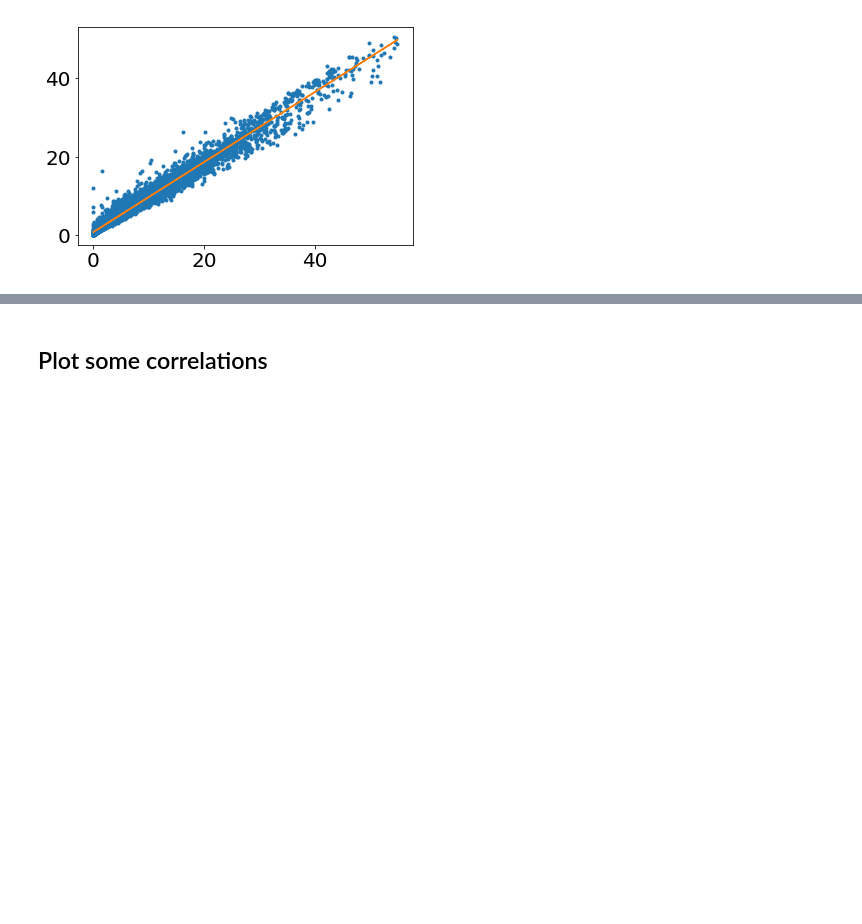
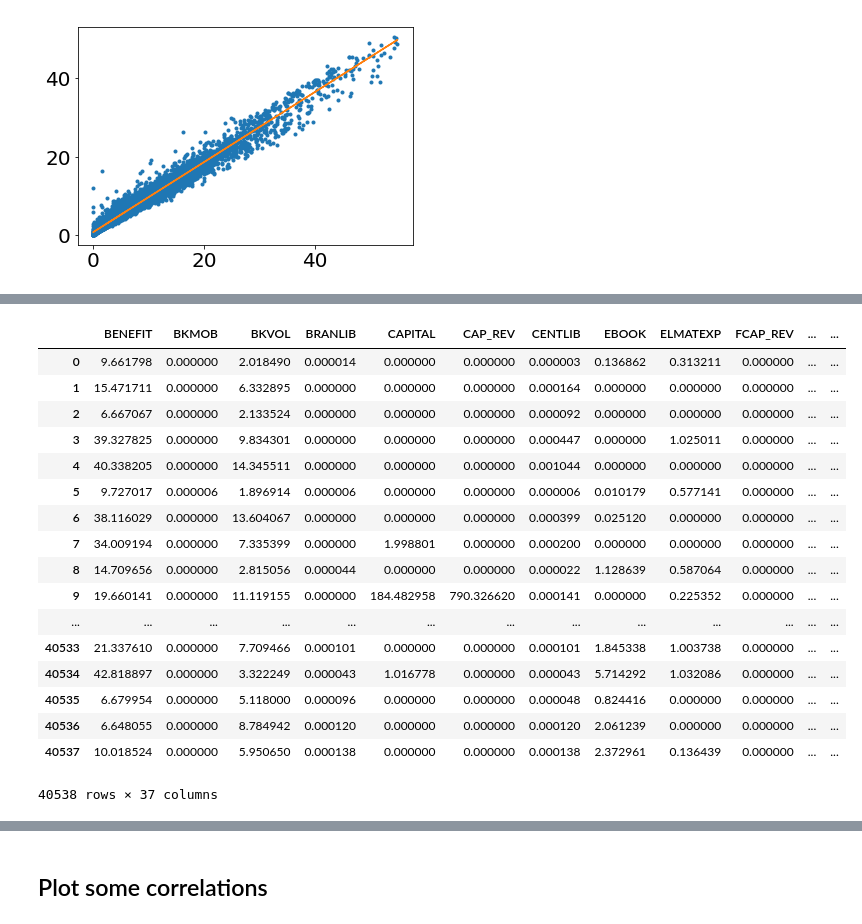
Before and after one commit to olgabane/Insight2019_LibraryProject, a Jupyter notebook: Library_Week3_Notebook7_RFContinuation.ipynb, the cells around one changed output, grey strips where cells are left out. Cells and saved outputs as stored; diff of their text form; code cells hidden in the pictures; blank space fills up the shorter version.

```diff
--- a/Library_Week3_Notebook7_RFContinuation.ipynb
+++ b/Library_Week3_Notebook7_RFContinuation.ipynb
@@ -1179,0 +1185,21 @@ plt.bar(feature_names, feature_importance)
+# %%
+ReducedDF_noNaN_noSpace_DropOutliers_POPDIV
+# %% [output]
+|  | BENEFIT | BKMOB | BKVOL | BRANLIB | CAPITAL | CAP_REV | CENTLIB | EBOOK | ELMATEXP | FCAP_REV | ... | ... |
+| 0 | 9.661798 | 0.000000 | 2.018490 | 0.000014 | 0.000000 | 0.000000 | 0.000003 | 0.136862 | 0.313211 | 0.000000 | ... | ... |
+| 1 | 15.471711 | 0.000000 | 6.332895 | 0.000000 | 0.000000 | 0.000000 | 0.000164 | 0.000000 | 0.000000 | 0.000000 | ... | ... |
+| 2 | 6.667067 | 0.000000 | 2.133524 | 0.000000 | 0.000000 | 0.000000 | 0.000092 | 0.000000 | 0.000000 | 0.000000 | ... | ... |
+| 3 | 39.327825 | 0.000000 | 9.834301 | 0.000000 | 0.000000 | 0.000000 | 0.000447 | 0.000000 | 1.025011 | 0.000000 | ... | ... |
+| 4 | 40.338205 | 0.000000 | 14.345511 | 0.000000 | 0.000000 | 0.000000 | 0.001044 | 0.000000 | 0.000000 | 0.000000 | ... | ... |
+| 5 | 9.727017 | 0.000006 | 1.896914 | 0.000006 | 0.000000 | 0.000000 | 0.000006 | 0.010179 | 0.577141 | 0.000000 | ... | ... |
+| 6 | 38.116029 | 0.000000 | 13.604067 | 0.000000 | 0.000000 | 0.000000 | 0.000399 | 0.025120 | 0.000000 | 0.000000 | ... | ... |
+| 7 | 34.009194 | 0.000000 | 7.335399 | 0.000000 | 1.998801 | 0.000000 | 0.000200 | 0.000000 | 0.000000 | 0.000000 | ... | ... |
+| 8 | 14.709656 | 0.000000 | 2.815056 | 0.000044 | 0.000000 | 0.000000 | 0.000022 | 1.128639 | 0.587064 | 0.000000 | ... | ... |
+| 9 | 19.660141 | 0.000000 | 11.119155 | 0.000000 | 184.482958 | 790.326620 | 0.000141 | 0.000000 | 0.225352 | 0.000000 | ... | ... |
+| ... | ... | ... | ... | ... | ... | ... | ... | ... | ... | ... | ... | ... |
+| 40533 | 21.337610 | 0.000000 | 7.709466 | 0.000101 | 0.000000 | 0.000000 | 0.000101 | 1.845338 | 1.003738 | 0.000000 | ... | ... |
+| 40534 | 42.818897 | 0.000000 | 3.322249 | 0.000043 | 1.016778 | 0.000000 | 0.000043 | 5.714292 | 1.032086 | 0.000000 | ... | ... |
+| 40535 | 6.679954 | 0.000000 | 5.118000 | 0.000096 | 0.000000 | 0.000000 | 0.000048 | 0.824416 | 0.000000 | 0.000000 | ... | ... |
+| 40536 | 6.648055 | 0.000000 | 8.784942 | 0.000120 | 0.000000 | 0.000000 | 0.000120 | 2.061239 | 0.000000 | 0.000000 | ... | ... |
+| 40537 | 10.018524 | 0.000000 | 5.950650 | 0.000138 | 0.000000 | 0.000000 | 0.000138 | 2.372961 | 0.136439 | 0.000000 | ... | ... |
+40538 rows × 37 columns
```
Also changed, not shown: parts of 8 cells of this notebook.
